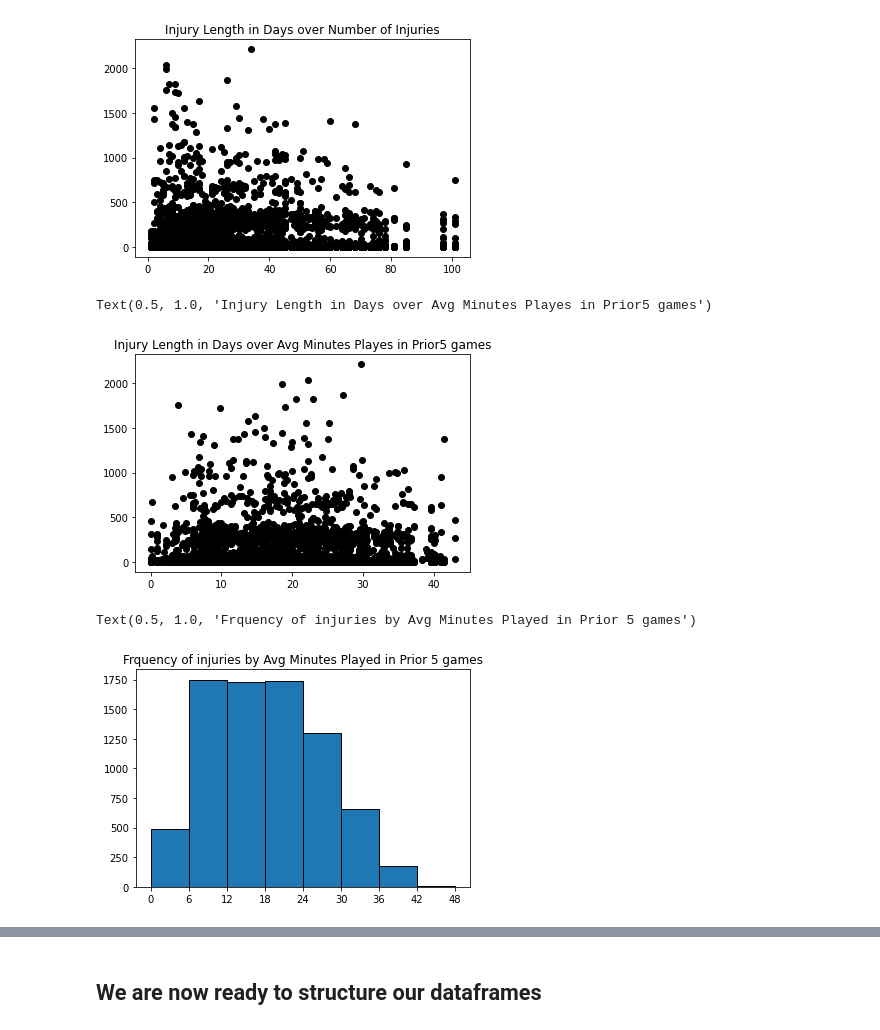
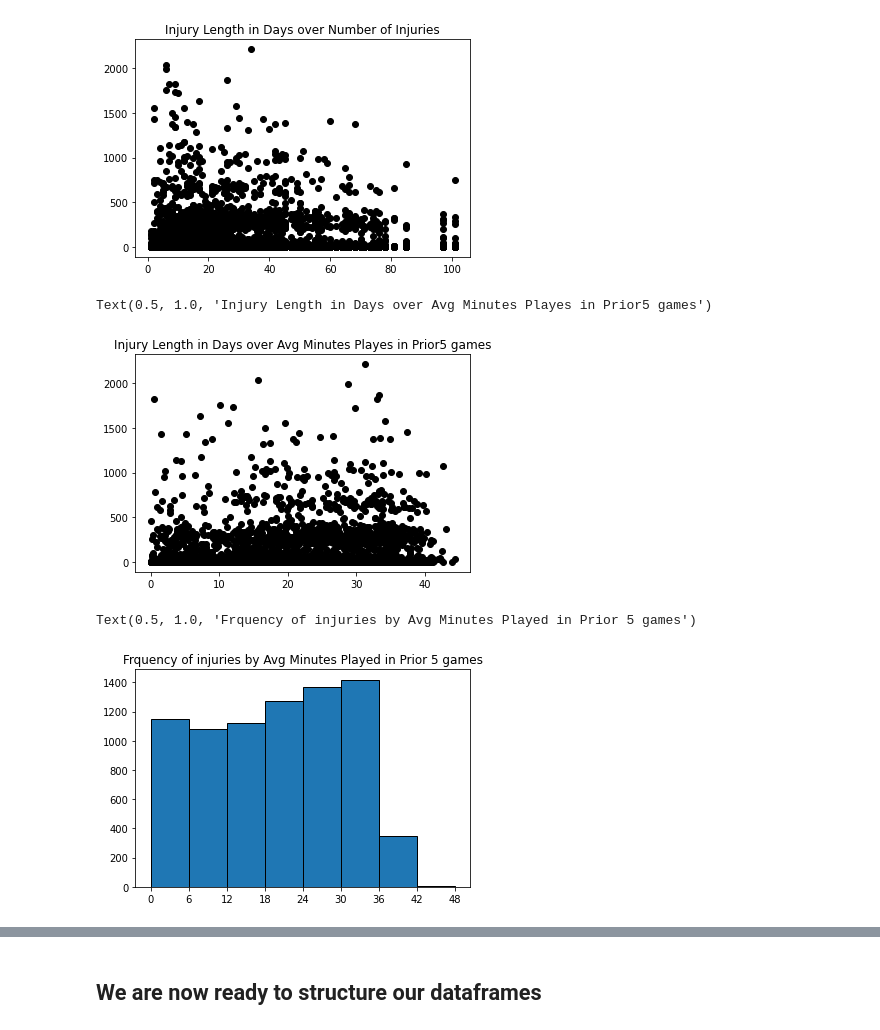
Before and after one commit to cybertraining-dsc/fa20-523-301, a Jupyter notebook: project/project.ipynb, the cells around one changed output, grey strips where cells are left out. Cells and saved outputs as stored; diff of their text form; code cells hidden in the pictures.

Commit message:
Finished first group of visualizations

```diff
--- a/project/project.ipynb
+++ b/project/project.ipynb
@@ -157,17 +157,17 @@ plt.title("Injury Length in Days over Number of Injuries")
 Text(0.5, 1.0, 'Injury Length in Days over Number of Injuries')
 [figure]
 # %%
-plt.plot(df_Injury_stats['p5_MIN'], df_Injury_stats['InjuryLengthDays'], 'o', color='black')
+plt.plot(df_Injury_stats['pr5_MIN'], df_Injury_stats['InjuryLengthDays'], 'o', color='black')
 #plt.yticks(np.arange(0, 800, 100.0))
 plt.title("Injury Length in Days over Avg Minutes Playes in Prior5 games")
 # %% [output]
 Text(0.5, 1.0, 'Injury Length in Days over Avg Minutes Playes in Prior5 games')
-[figure, old version]
+[figure, new version]
 # %%
-plt.hist(df_Injury_stats['p5_MIN'], bins=[0, 6, 12, 18, 24, 30, 36, 42, 48], edgecolor='black')
+plt.hist(df_Injury_stats['pr5_MIN'], bins=[0, 6, 12, 18, 24, 30, 36, 42, 48], edgecolor='black')
 plt.xticks([0, 6, 12, 18, 24, 30, 36, 42, 48])
 plt.title("Frquency of injuries by Avg Minutes Played in Prior 5 games")
 # %% [output]
 Text(0.5, 1.0, 'Frquency of injuries by Avg Minutes Played in Prior 5 games')
-[figure, old version]
+[figure, new version]
 # %%
```
Also changed, not shown: parts of 5 cells of this notebook.
